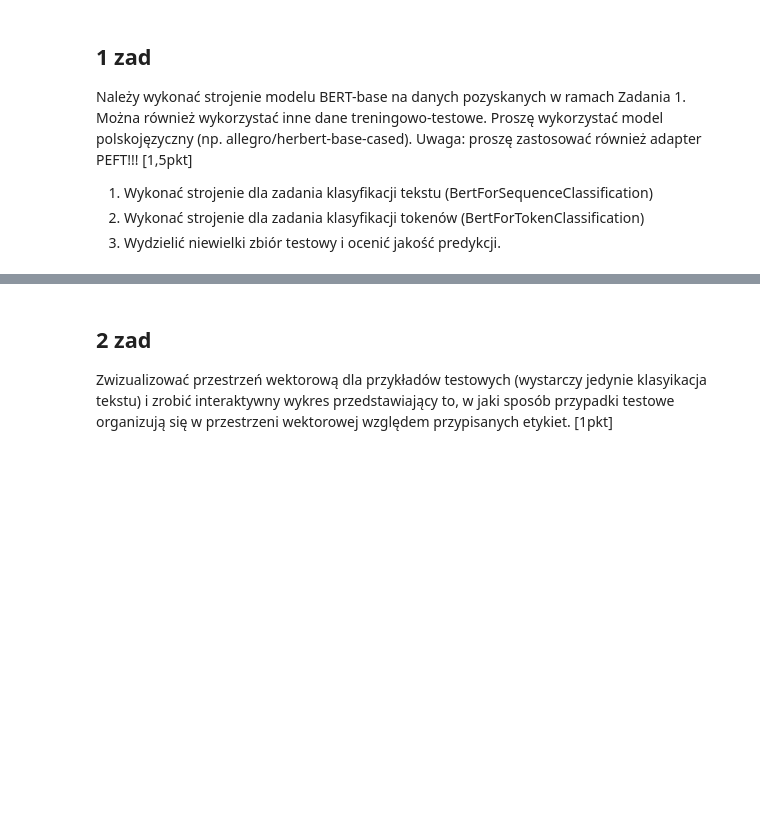
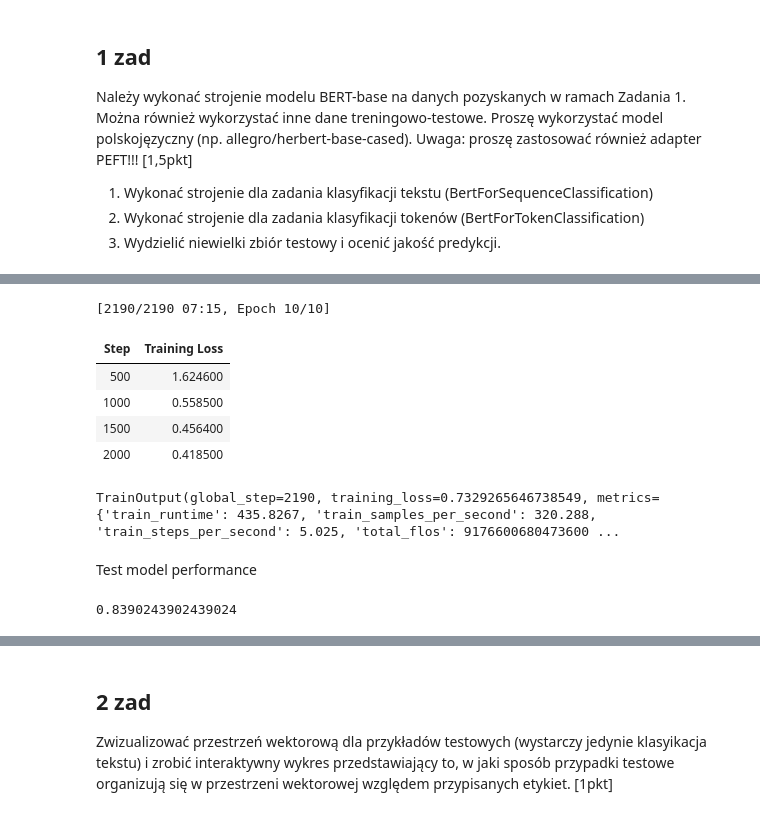
Before and after one commit to Filipstrozik/NLP, a Jupyter notebook: L2/L2.ipynb, the cells around one changed output, grey strips where cells are left out. Cells and saved outputs as stored; diff of their text form; code cells hidden in the pictures; blank space fills up the shorter version.

```diff
--- a/L2/L2.ipynb
+++ b/L2/L2.ipynb
@@ -13,0 +47,13 @@ Uwaga: proszę zastosować również adapter PEFT!!! [1,5pkt]
+# %%
+from peft import LoraConfig, get_peft_model
+
+config_seq = LoraConfig(
+    task_type="SEQ_CLS",
+)
+
+config_token = LoraConfig(
+    task_type="TOKEN_CLS",
+)
+
+model_seq_peft = get_peft_model(model_seq, config_seq)
+model_token_peft = get_peft_model(model_token, config_token)
@@ -13,0 +84,24 @@ Uwaga: proszę zastosować również adapter PEFT!!! [1,5pkt]
+# %%
+from transformers import TrainingArguments, Trainer
+
+training_args_seq = TrainingArguments(
+    output_dir="./results/seq",
+    num_train_epochs=10,
+    per_device_train_batch_size=64,
+    per_device_eval_batch_size=64,
+    weight_decay=0.01,
+    logging_dir="./logs/seq",
+    save_total_limit=1,
+    evaluation_strategy="epoch"
+)
+
+training_args_token = TrainingArguments(
+    output_dir="./results/token",
+    num_train_epochs=10,
+    per_device_train_batch_size=64,
+    per_device_eval_batch_size=64,
+    weight_decay=0.01,
+    logging_dir="./logs/token",
+    save_total_limit=1,
+    evaluation_strategy="epoch"
+)
@@ -13,0 +122,18 @@ Uwaga: proszę zastosować również adapter PEFT!!! [1,5pkt]
+# %%
+trainer_token = Trainer(
+    model=model_token_peft,
+    args=training_args_token,
+    train_dataset=data_token["train"]
+)
+
+trainer_token.train()
+# %% [output]
+[2190/2190 07:15, Epoch 10/10]
+| Step | Training Loss |
+| 500 | 1.624600 |
+| 1000 | 0.558500 |
+| 1500 | 0.456400 |
+| 2000 | 0.418500 |
+TrainOutput(global_step=2190, training_loss=0.7329265646738549, metrics={'train_runtime': 435.8267, 'train_samples_per_second': 320.288, 'train_steps_per_second': 5.025, 'total_flos': 9176600680473600 ...
+# %% [markdown]
+Test model performance
@@ -13,0 +151,5 @@ Uwaga: proszę zastosować również adapter PEFT!!! [1,5pkt]
+# %%
+acc_seq = compute_metrics(pred_seq.predictions, pred_seq.label_ids)['accuracy']
+acc_seq
+# %% [output]
+0.8390243902439024
```
Also changed, not shown: parts of 27 cells of this notebook, 5 other files.
